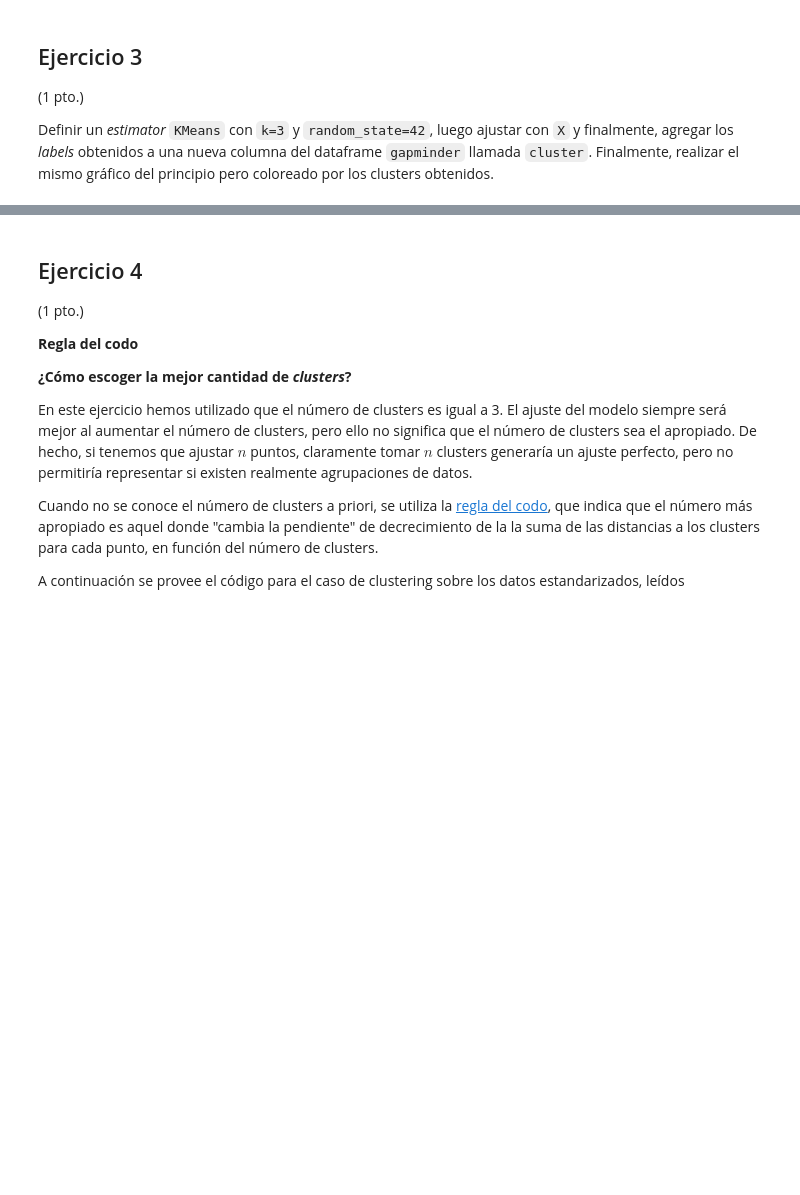
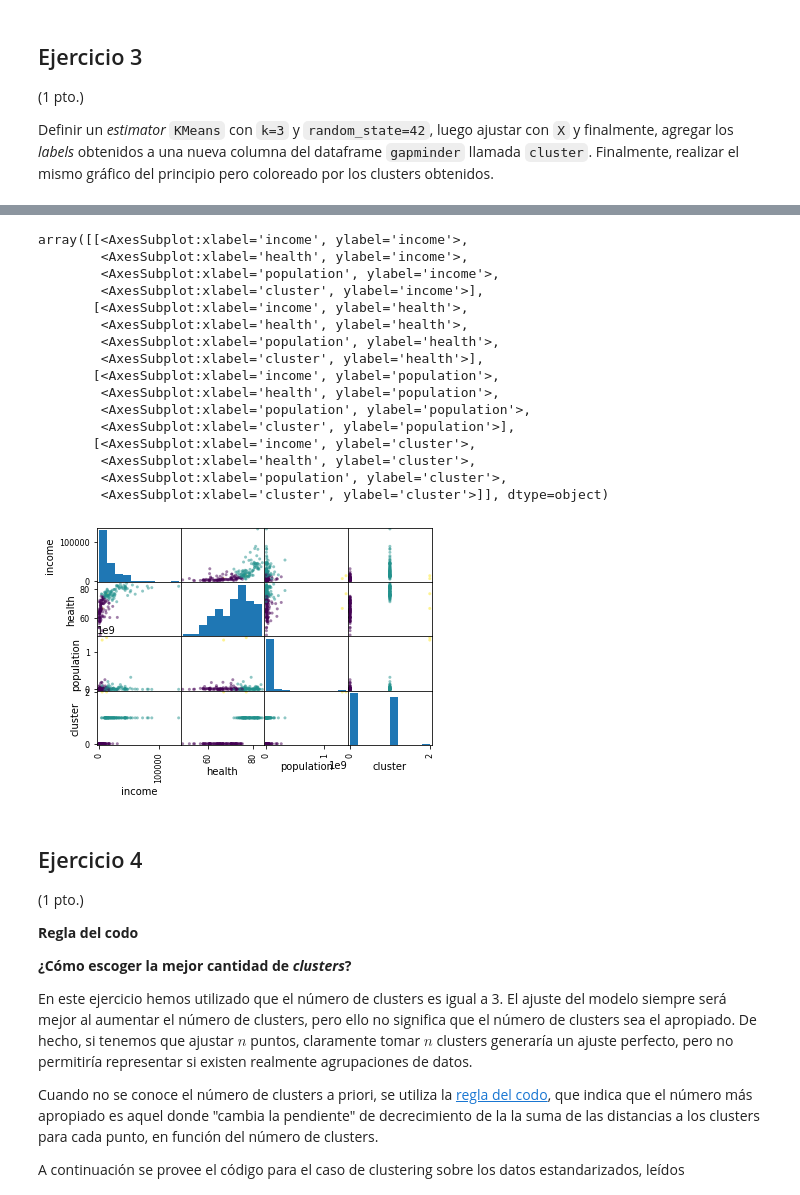
Before and after one commit to CristobalCancino/mat281_portfolio-, a Jupyter notebook: labs/lab09.ipynb, the cells around one changed output, grey strips where cells are left out. Saved outputs shown, nothing was run; the diff lists cells and outputs as text; code cells hidden in the pictures; blank space fills up the shorter version.

```diff
--- a/labs/lab09.ipynb
+++ b/labs/lab09.ipynb
@@ -70,7 +70,10 @@ Aplicar un escalamiento a los datos antes de aplicar nuestro algoritmo de cluste
 from sklearn.preprocessing import StandardScaler
 # %%
 #Debemos eliminar la columna country , para tener las columnas pedidas
-X_raw = pd.DataFrame(gapminder)
+X_raw = gapminder.drop("country", axis = 1).to_numpy()
+x1 = StandardScaler()
+x1.fit(X_raw)
+X = x1.transform(X_raw)
 # %% [markdown]
 ## Ejercicio 3
 
@@ -81,7 +84,7 @@ Definir un _estimator_ `KMeans` con `k=3` y `random_state=42`, luego ajustar con
 from sklearn.cluster import KMeans
 # %%
 k = 3
-kmeans = KMeans(n_clusters=k)
+kmeans = KMeans(n_clusters=k,random_state = 42)
 kmeans.fit(X)
 clusters = kmeans.labels_
-gapminder["cluster"] = # FIX ME PLEASE #
+gapminder["cluster"] = clusters
@@ -92,3 +91,23 @@ SyntaxError: invalid syntax (<ipython-input-8-7ef9f2151816>, line 5)
+# %%
+pd.plotting.scatter_matrix(gapminder, c = gapminder["cluster"])
+# %% [output]
+array([[<AxesSubplot:xlabel='income', ylabel='income'>,
+        <AxesSubplot:xlabel='health', ylabel='income'>,
+        <AxesSubplot:xlabel='population', ylabel='income'>,
+        <AxesSubplot:xlabel='cluster', ylabel='income'>],
+       [<AxesSubplot:xlabel='income', ylabel='health'>,
+        <AxesSubplot:xlabel='health', ylabel='health'>,
+        <AxesSubplot:xlabel='population', ylabel='health'>,
+        <AxesSubplot:xlabel='cluster', ylabel='health'>],
+       [<AxesSubplot:xlabel='income', ylabel='population'>,
+        <AxesSubplot:xlabel='health', ylabel='population'>,
+        <AxesSubplot:xlabel='population', ylabel='population'>,
+        <AxesSubplot:xlabel='cluster', ylabel='population'>],
+       [<AxesSubplot:xlabel='income', ylabel='cluster'>,
+        <AxesSubplot:xlabel='health', ylabel='cluster'>,
+        <AxesSubplot:xlabel='population', ylabel='cluster'>,
+        <AxesSubplot:xlabel='cluster', ylabel='cluster'>]], dtype=object)
+[figure, added]
 # %% [markdown]
 ## Ejercicio 4
 
```
Also changed, not shown: parts of 2 cells of this notebook.
